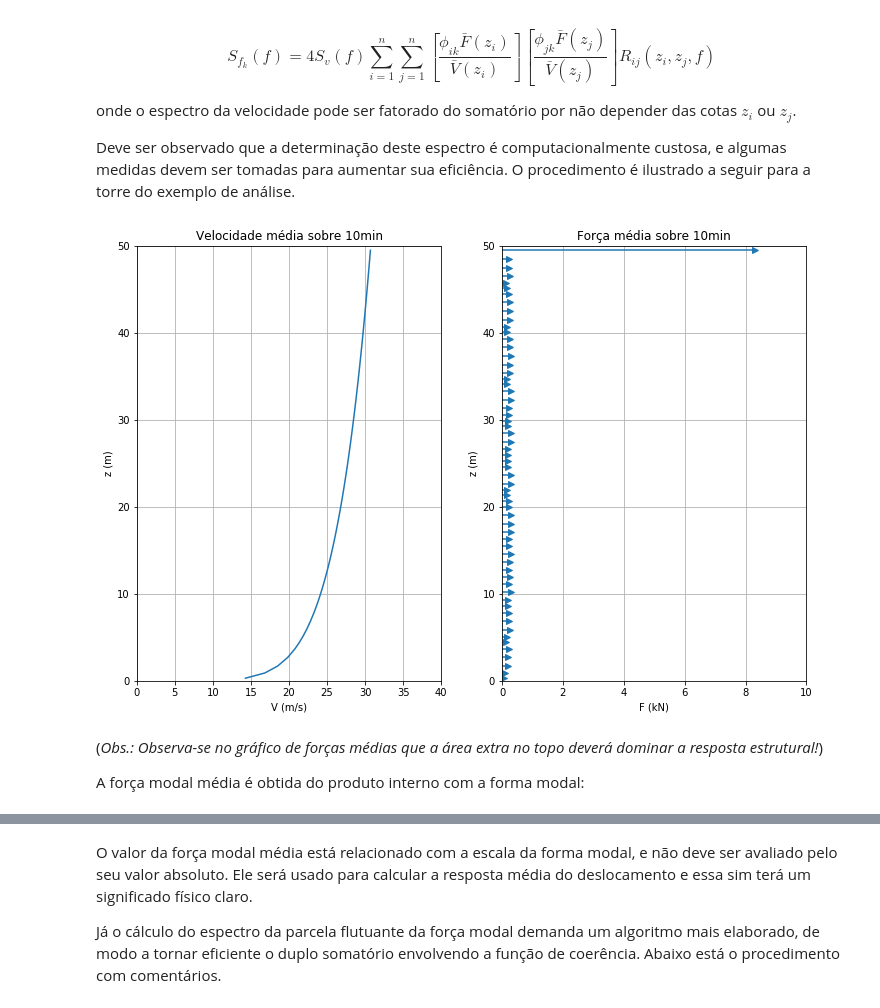
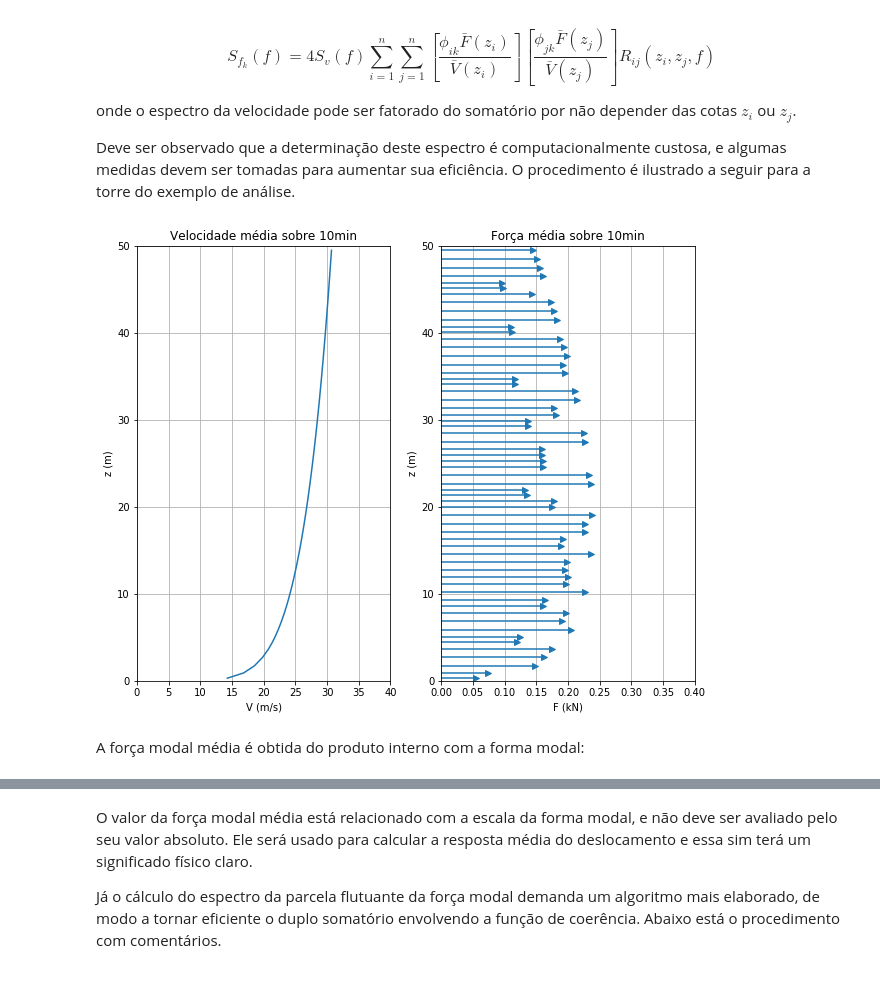
Before and after one commit to mmaiarocha/Tower, a Jupyter notebook: Tower.ipynb, the cells around one changed output, grey strips where cells are left out. Cells and saved outputs as stored; diff of their text form; code cells hidden in the pictures.

```diff
--- a/Tower.ipynb
+++ b/Tower.ipynb
@@ -77,14 +77,6 @@ EI =  2.e11*Im               # rigidez à flexão de cada segmento
 CA =  0.6*L*Dm               # área efetiva de arrasto (cilindro, vide gráfico)
 IR =  M*L**2/12 + 7850*L*Im  # inércia rotacional do fuste
 
-# Além dos dados da planilha, são informados os seguintes acréscimos:
-
-CA[0] = CA[0] + 14           # área exposta adicional no topo
-CA    = CA    + 0.15*L       # área adicional da escada
-
-M[0]  = M[0]  + 500.         # massa adicional no topo
-M     = M     + 15.*L        # massa adicional distribuída
-
 # O seguinte artifício aproxima a solução estática com o método dinâmico,
 # pois mantém a rigidez da estrutura aumentando sua frequência fundamental.
 # Para fazer esta verificação, retirar o simbolo de comentário da linha abaixo:
@@ -401,35 +389,33 @@ Deve ser observado que a determinação deste espectro é computacionalmente cus
 # %%
 # Utiliza o módulo "Tower" para calcular o perfil médio
 S2, *garb = profile(zm, Tav=600, Cat=2)
 
 # Velocidades e forças de arrasto médias sobre 10min
 Vm = S1*S2*S3*V0
 Fm = 0.613*(Vm**2)*CA
 
 # Visualiza perfis
-plt.figure(3, figsize=(12,8))
+plt.figure(3, figsize=(10,8))
 
 plt.subplot(1,2,1)
 plt.plot(Vm, zm)
 plt.axis([0, 40, 0, H])
 plt.title('Velocidade média sobre 10min')
 plt.xlabel('V (m/s)')
 plt.ylabel('z (m)')
 plt.grid(True)
 
 plt.subplot(1,2,2)
 plt.errorbar(Fm/1000, zm, xerr=[Fm/1000, 0*Fm], fmt='>')
 #plt.plot(Fm/1000, zm)
-plt.axis([0, 10, 0, H])
+plt.axis([0, 0.4, 0, H])
 plt.title('Força média sobre 10min')
 plt.xlabel('F (kN)')
 plt.ylabel('z (m)')
 plt.grid(True)
 # %% [output]
-[figure, old version]
+[figure, new version]
 # %% [markdown]
-(_Obs.: Observa-se no gráfico de forças médias que a área extra no topo deverá dominar a resposta estrutural!_)
-
 A força modal média é obtida do produto interno com a forma modal:
 # %%
 Fmk = np.sum(pk1*Fm);
```
Also changed, not shown: parts of 18 cells of this notebook, 1 other file.
